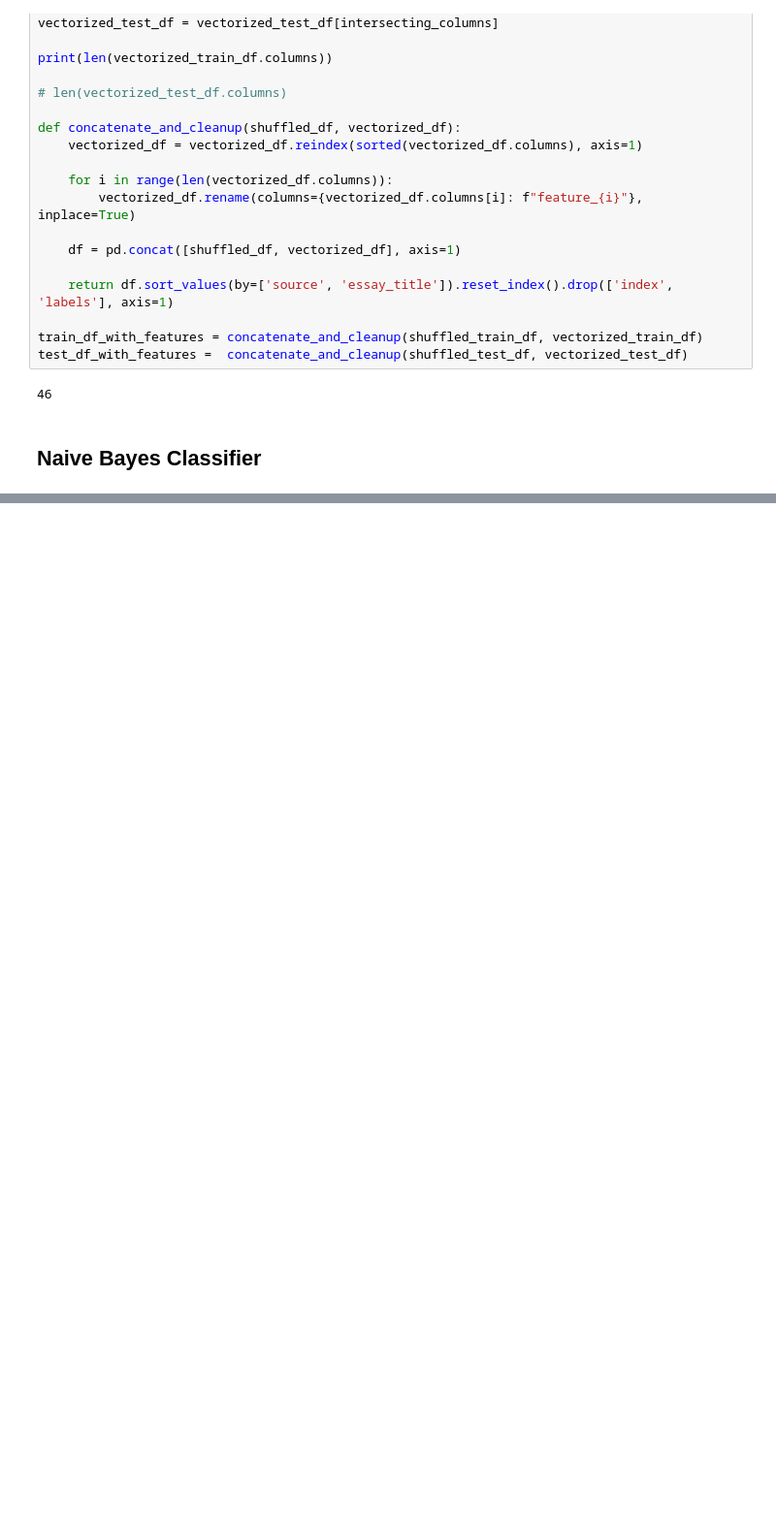
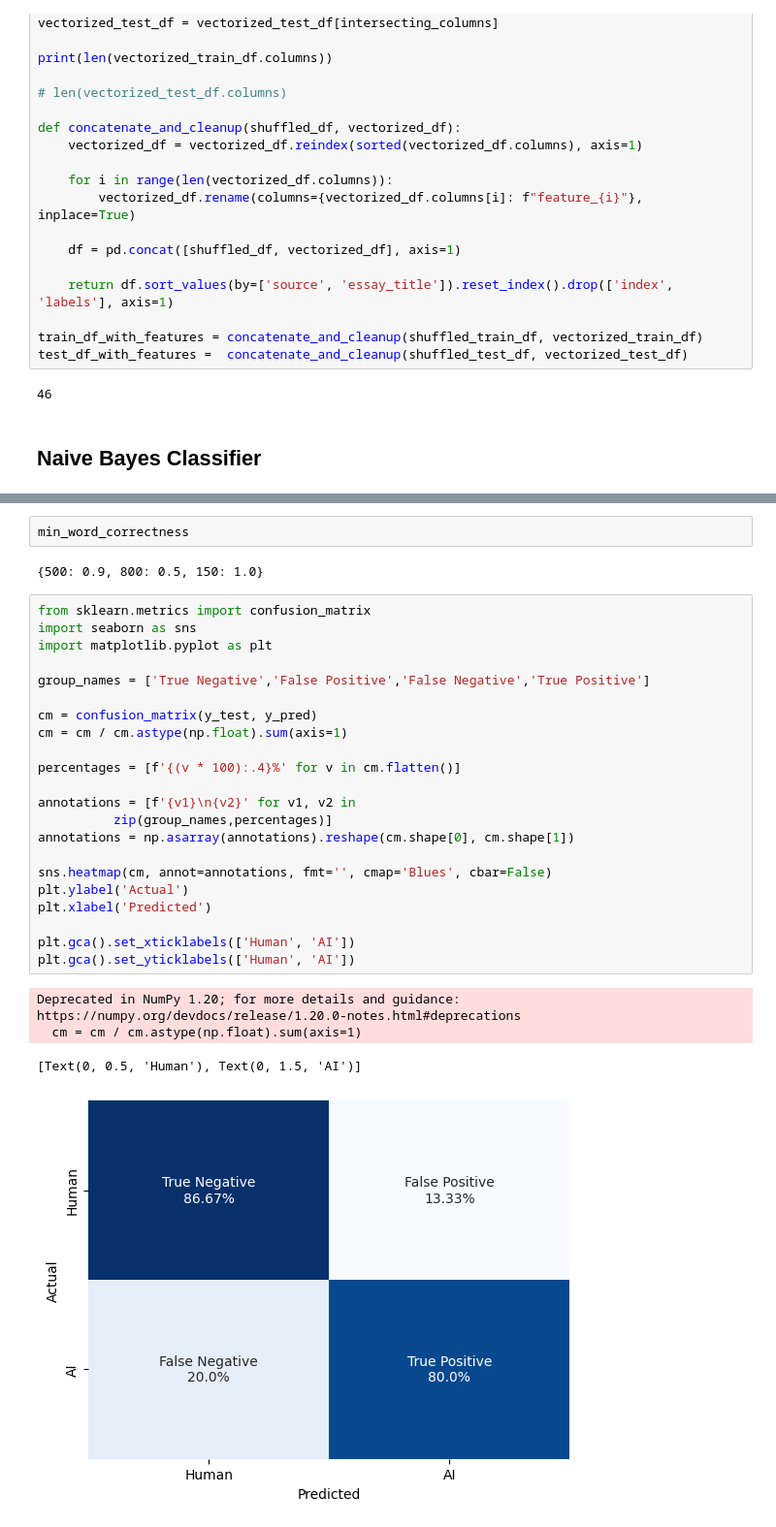
Before and after one commit to suhavni/chatgpt-detection, a Jupyter notebook: text-classifier.ipynb, the cells around one changed output, grey strips where cells are left out. Shown at 97% size. Saved outputs shown, nothing was run; the diff lists cells and outputs as text; blank space fills up the shorter version.

Commit message:
added graphs

```diff
--- a/text-classifier.ipynb
+++ b/text-classifier.ipynb
@@ -189,0 +220,31 @@ count_correct / len(y_test)
+# %%
+min_word_correctness
+# %% [output]
+{500: 0.9, 800: 0.5, 150: 1.0}
+# %%
+from sklearn.metrics import confusion_matrix
+import seaborn as sns
+import matplotlib.pyplot as plt
+
+group_names = ['True Negative','False Positive','False Negative','True Positive']
+
+cm = confusion_matrix(y_test, y_pred)
+cm = cm / cm.astype(np.float).sum(axis=1)
+
+percentages = [f'{(v * 100):.4}%' for v in cm.flatten()]
+
+annotations = [f'{v1}\n{v2}' for v1, v2 in
+          zip(group_names,percentages)]
+annotations = np.asarray(annotations).reshape(cm.shape[0], cm.shape[1])
+
+sns.heatmap(cm, annot=annotations, fmt='', cmap='Blues', cbar=False)
+plt.ylabel('Actual')
+plt.xlabel('Predicted')
+
+plt.gca().set_xticklabels(['Human', 'AI'])
+plt.gca().set_yticklabels(['Human', 'AI'])
+# %% [output]
+Deprecated in NumPy 1.20; for more details and guidance: https://numpy.org/devdocs/release/1.20.0-notes.html#deprecations
+  cm = cm / cm.astype(np.float).sum(axis=1)
+[Text(0, 0.5, 'Human'), Text(0, 1.5, 'AI')]
+[figure, added]
```
Also changed, not shown: parts of 12 cells of this notebook.
